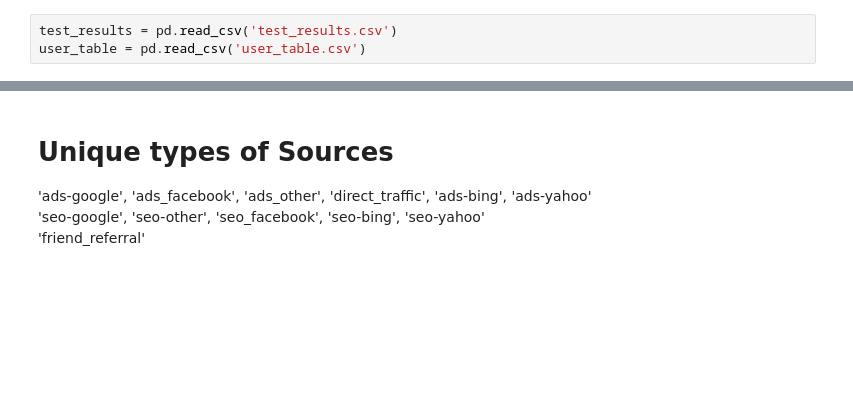
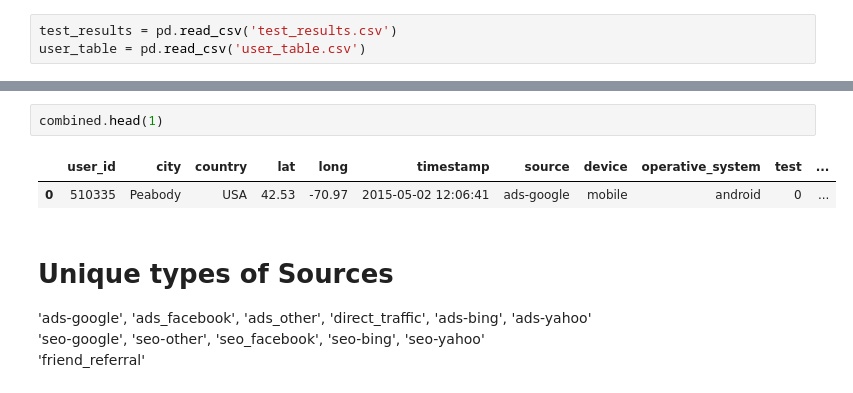
Before and after one commit to D123aniel/DATA110, a Jupyter notebook: project.ipynb, the cells around one changed output, grey strips where cells are left out. Saved outputs shown, nothing was run; the diff lists cells and outputs as text; blank space fills up the shorter version.

```diff
--- a/project.ipynb
+++ b/project.ipynb
@@ -14,3 +20,8 @@ combined = combined.dropna()
+# %%
+combined.head(1)
+# %% [output]
+|  | user_id | city | country | lat | long | timestamp | source | device | operative_system | test | ... |
+| 0 | 510335 | Peabody | USA | 42.53 | -70.97 | 2015-05-02 12:06:41 | ads-google | mobile | android | 0 | ... |
 # %% [markdown]
 # Unique types of Sources
 'ads-google', 'ads_facebook', 'ads_other', 'direct_traffic', 'ads-bing', 'ads-yahoo' \
```
Also changed, not shown: parts of 7 cells of this notebook.
